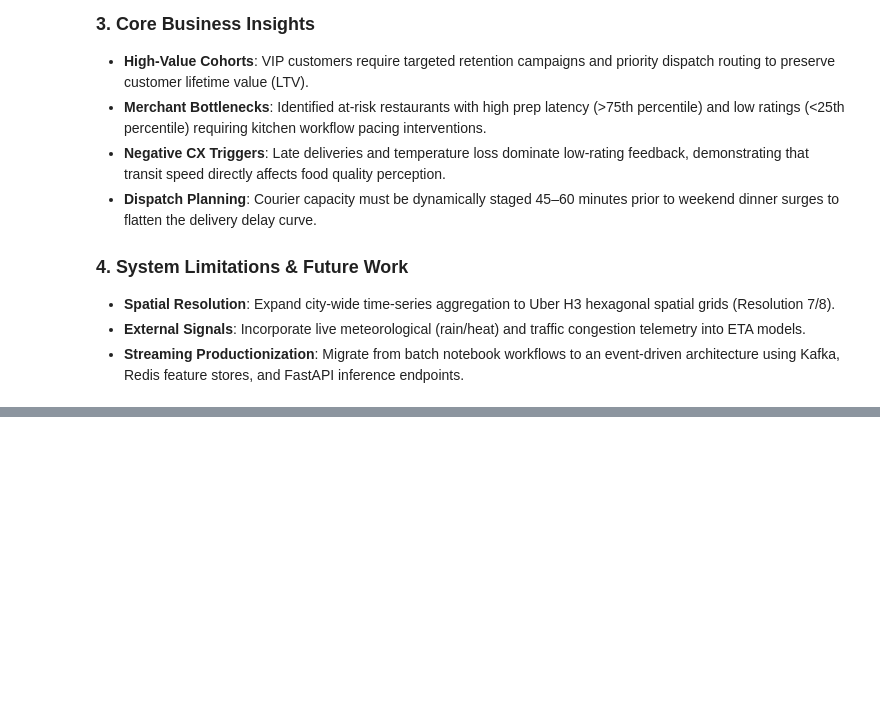
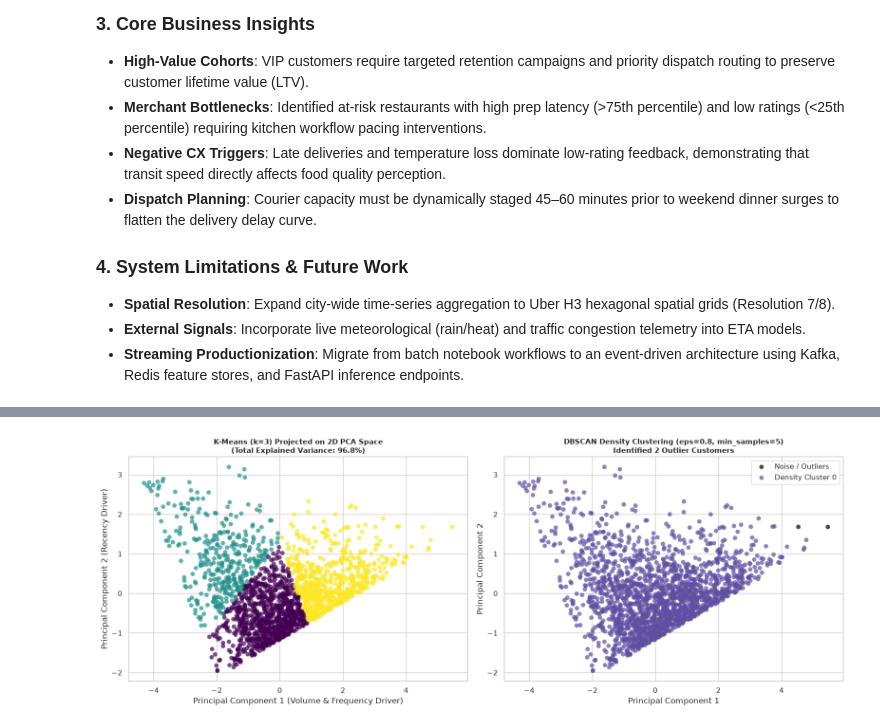
Before and after one commit to arpitha1147/uber-eats-capstone, a Jupyter notebook: notebooks/05_end_to_end_pipeline_insights.ipynb, the cells around one changed output, grey strips where cells are left out. Drawn from its saved outputs; the diff is of its cells as text; code cells hidden in the pictures; blank space fills up the shorter version.

Commit message:
Include PCA and DBSCAN visualization outputs

```diff
--- a/notebooks/05_end_to_end_pipeline_insights.ipynb
+++ b/notebooks/05_end_to_end_pipeline_insights.ipynb
@@ -767,3 +767,85 @@ $$\text{Raw Ingestion} \longrightarrow \text{Automated Cleaning} \longrightarrow
 - **Spatial Resolution**: Expand city-wide time-series aggregation to Uber H3 hexagonal spatial grids (Resolution 7/8).
 - **External Signals**: Incorporate live meteorological (rain/heat) and traffic congestion telemetry into ETA models.
 - **Streaming Productionization**: Migrate from batch notebook workflows to an event-driven architecture using Kafka, Redis feature stores, and FastAPI inference endpoints.
+# %%
+# Day 7 Deliverables: Dimensionality Reduction (PCA) & Density-Based Clustering (DBSCAN)
+
+import numpy as np
+import pandas as pd
+import matplotlib.pyplot as plt
+import seaborn as sns
+from sklearn.decomposition import PCA
+from sklearn.cluster import DBSCAN
+from sklearn.preprocessing import StandardScaler
+
+print("=== Running PCA Dimensionality Reduction & DBSCAN Clustering ===")
+
+# 1. Feature Matrix Preparation from Customer RFM
+# Use standardized RFM features prepared previously
+rfm_features = rfm_df[['recency', 'frequency', 'monetary']].copy()
+scaler = StandardScaler()
+X_rfm_scaled = scaler.fit_transform(rfm_features)
+
+# 2. PCA: Dimensionality Reduction to 2 Principal Components
+pca = PCA(n_components=2, random_state=42)
+pca_transformed = pca.fit_transform(X_rfm_scaled)
+rfm_df['PCA1'] = pca_transformed[:, 0]
+rfm_df['PCA2'] = pca_transformed[:, 1]
+
+var_ratio = pca.explained_variance_ratio_
+print(f"PCA Variance Explained: PC1 = {var_ratio[0]*100:.2f}%, PC2 = {var_ratio[1]*100:.2f}% (Total = {sum(var_ratio)*100:.2f}%)")
+
+# 3. DBSCAN: Density-Based Spatial Clustering of Applications with Noise
+# eps defines the neighborhood radius, min_samples defines core points
+dbscan = DBSCAN(eps=0.8, min_samples=5)
+rfm_df['dbscan_cluster'] = dbscan.fit_predict(X_rfm_scaled)
+
+n_clusters_db = len(set(rfm_df['dbscan_cluster'])) - (1 if -1 in rfm_df['dbscan_cluster'].values else 0)
+n_noise_db = (rfm_df['dbscan_cluster'] == -1).sum()
+
+print(f"\nDBSCAN Results:")
+print(f" - Clusters Identified: {n_clusters_db}")
+print(f" - Noise / Outlier Points: {n_noise_db} ({n_noise_db / len(rfm_df) * 100:.2f}% of customer base)")
+
+# 4. Comparative Visualizations: K-Means vs. DBSCAN in PCA Space
+fig, axes = plt.subplots(1, 2, figsize=(16, 6))
+
+# Plot A: K-Means Clusters in PCA Projection
+scatter1 = axes[0].scatter(
+    rfm_df['PCA1'], rfm_df['PCA2'],
+    c=rfm_df['customer_segment_id'],
+    cmap='viridis', alpha=0.7, edgecolors='none', s=45
+)
+axes[0].set_title(f'K-Means (k=3) Projected on 2D PCA Space\n(Total Explained Variance: {sum(var_ratio)*100:.1f}%)', fontsize=11, fontweight='bold')
+axes[0].set_xlabel('Principal Component 1 (Volume & Frequency Driver)')
+axes[0].set_ylabel('Principal Component 2 (Recency Driver)')
+
+# Plot B: DBSCAN Density Clusters in PCA Projection
+unique_labels = sorted(rfm_df['dbscan_cluster'].unique())
+colors = plt.cm.Spectral(np.linspace(0, 1, len(unique_labels)))
+
+for k, col in zip(unique_labels, colors):
+    if k == -1:
+        # Outlier points in black
+        col = [0, 0, 0, 1]
+        label = 'Noise / Outliers'
+    else:
+        label = f'Density Cluster {k}'
+
+    class_member_mask = (rfm_df['dbscan_cluster'] == k)
+    xy = rfm_df.loc[class_member_mask, ['PCA1', 'PCA2']].values
+    axes[1].scatter(xy[:, 0], xy[:, 1], color=col, alpha=0.7, edgecolors='none', s=45, label=label)
+
+axes[1].set_title(f'DBSCAN Density Clustering (eps=0.8, min_samples=5)\nIdentified {n_noise_db} Outlier Customers', fontsize=11, fontweight='bold')
+axes[1].set_xlabel('Principal Component 1')
+axes[1].set_ylabel('Principal Component 2')
+axes[1].legend(loc='upper right', frameon=True)
+
+plt.tight_layout()
+plt.show()
+
+# 5. Business Interpretation of DBSCAN Outliers
+print("=== Segmentation Cluster Diagnostics ===")
+print("K-Means groups customers by continuous spherical partitions (VIP, Regular, At-Risk).")
+print(f"DBSCAN isolates true behavioral anomalies ({n_noise_db} customers) representing either extreme whale spenders or irregular non-standard purchasing behaviors.")
+# %% [output]
@@ -769,0 +858 @@ $$\text{Raw Ingestion} \longrightarrow \text{Automated Cleaning} \longrightarrow
+[figure, added]
```
Also changed, not shown: parts of 1 cell of this notebook.
